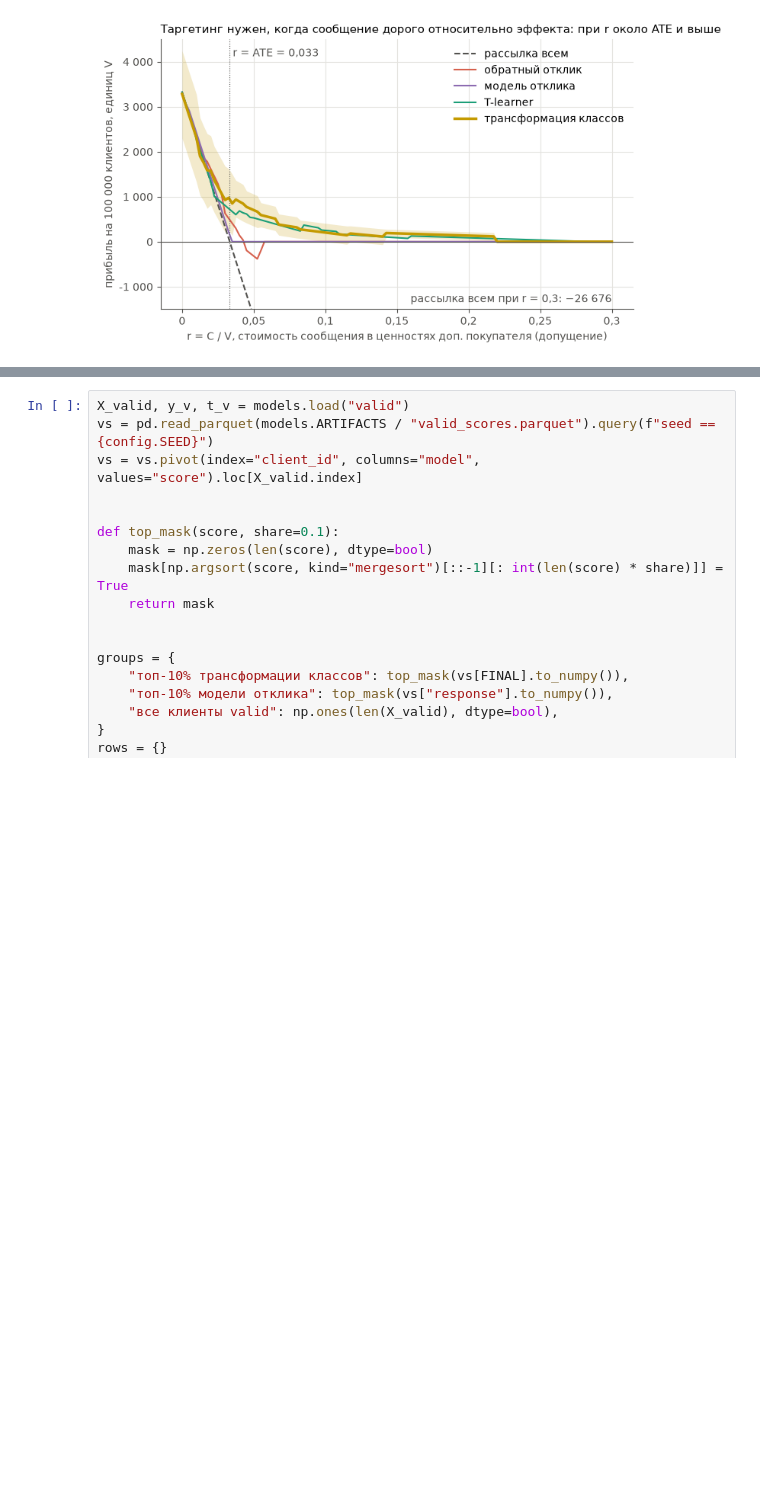
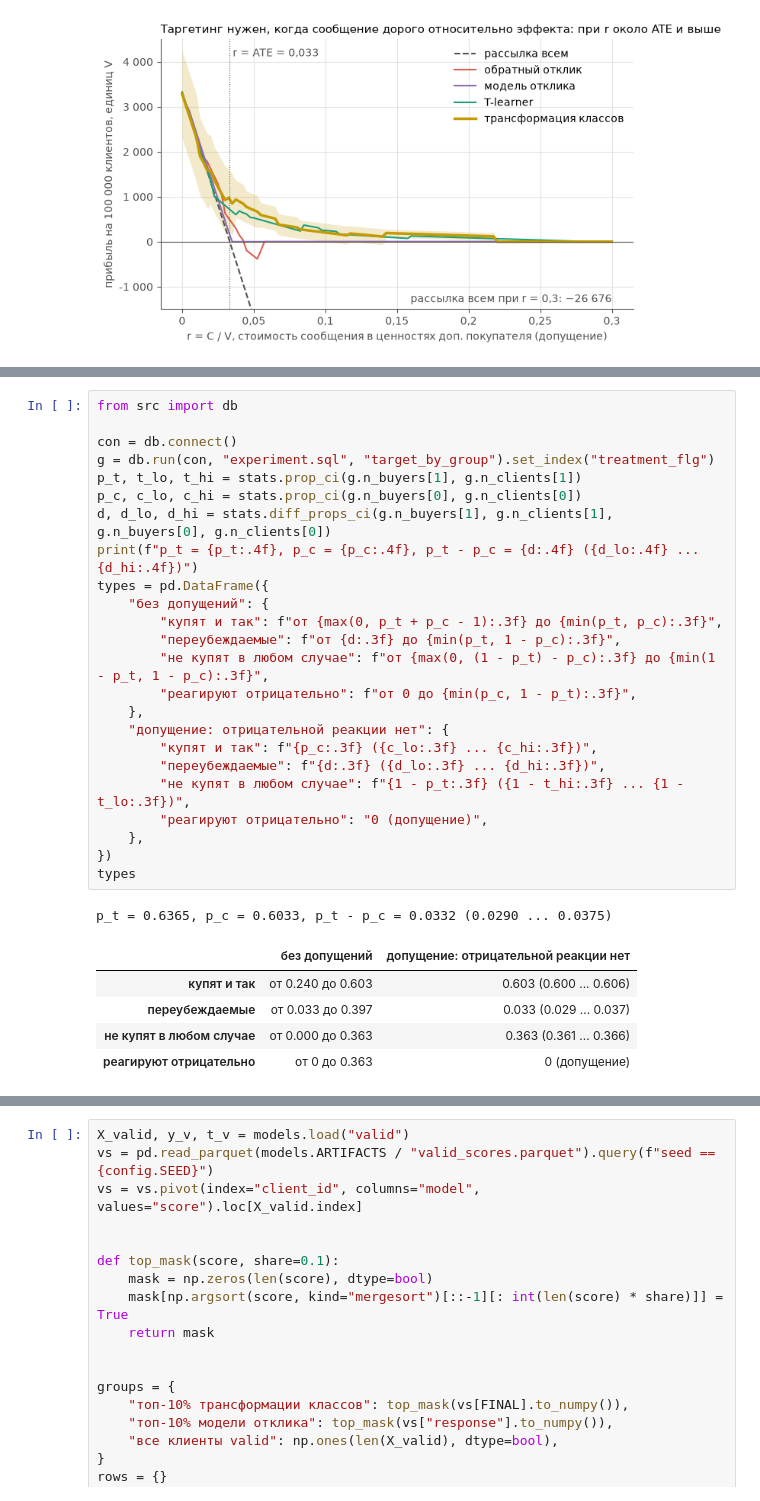
Before and after one commit to artyombelyaev/x5-uplift-modeling, a Jupyter notebook: notebooks/05_test.ipynb, the cells around one changed output, grey strips where cells are left out. Cells and saved outputs as stored; diff of their text form; blank space fills up the shorter version.

```diff
--- a/notebooks/05_test.ipynb
+++ b/notebooks/05_test.ipynb
@@ -235,0 +286,31 @@ pd.DataFrame(rows).set_index("r")
+# %%
+from src import db
+
+con = db.connect()
+g = db.run(con, "experiment.sql", "target_by_group").set_index("treatment_flg")
+p_t, t_lo, t_hi = stats.prop_ci(g.n_buyers[1], g.n_clients[1])
+p_c, c_lo, c_hi = stats.prop_ci(g.n_buyers[0], g.n_clients[0])
+d, d_lo, d_hi = stats.diff_props_ci(g.n_buyers[1], g.n_clients[1], g.n_buyers[0], g.n_clients[0])
+print(f"p_t = {p_t:.4f}, p_c = {p_c:.4f}, p_t - p_c = {d:.4f} ({d_lo:.4f} ... {d_hi:.4f})")
+types = pd.DataFrame({
+    "без допущений": {
+        "купят и так": f"от {max(0, p_t + p_c - 1):.3f} до {min(p_t, p_c):.3f}",
+        "переубеждаемые": f"от {d:.3f} до {min(p_t, 1 - p_c):.3f}",
+        "не купят в любом случае": f"от {max(0, (1 - p_t) - p_c):.3f} до {min(1 - p_t, 1 - p_c):.3f}",
+        "реагируют отрицательно": f"от 0 до {min(p_c, 1 - p_t):.3f}",
+    },
+    "допущение: отрицательной реакции нет": {
+        "купят и так": f"{p_c:.3f} ({c_lo:.3f} ... {c_hi:.3f})",
+        "переубеждаемые": f"{d:.3f} ({d_lo:.3f} ... {d_hi:.3f})",
+        "не купят в любом случае": f"{1 - p_t:.3f} ({1 - t_hi:.3f} ... {1 - t_lo:.3f})",
+        "реагируют отрицательно": "0 (допущение)",
+    },
+})
+types
+# %% [output]
+p_t = 0.6365, p_c = 0.6033, p_t - p_c = 0.0332 (0.0290 ... 0.0375)
+|  | без допущений | допущение: отрицательной реакции нет |
+| купят и так | от 0.240 до 0.603 | 0.603 (0.600 ... 0.606) |
+| переубеждаемые | от 0.033 до 0.397 | 0.033 (0.029 ... 0.037) |
+| не купят в любом случае | от 0.000 до 0.363 | 0.363 (0.361 ... 0.366) |
+| реагируют отрицательно | от 0 до 0.363 | 0 (допущение) |
```
Also changed, not shown: parts of 13 cells of this notebook, 2 other files.
